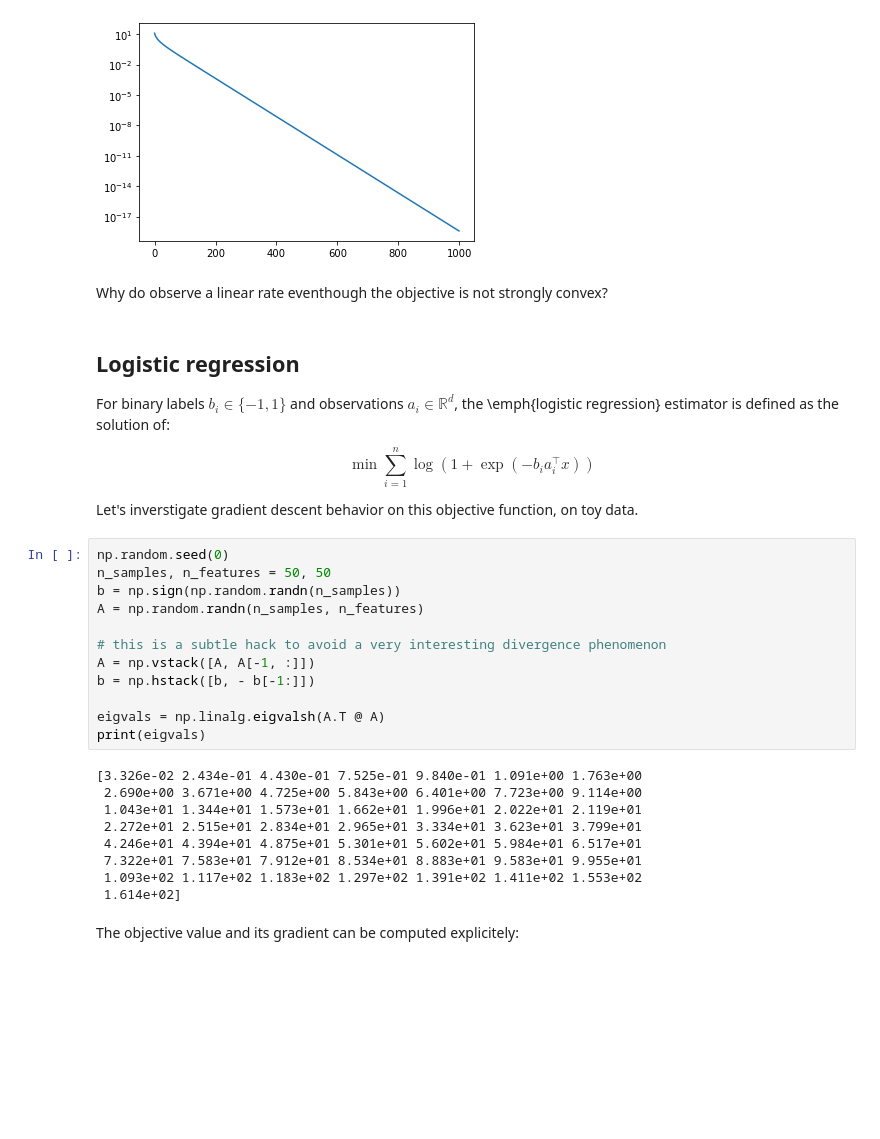
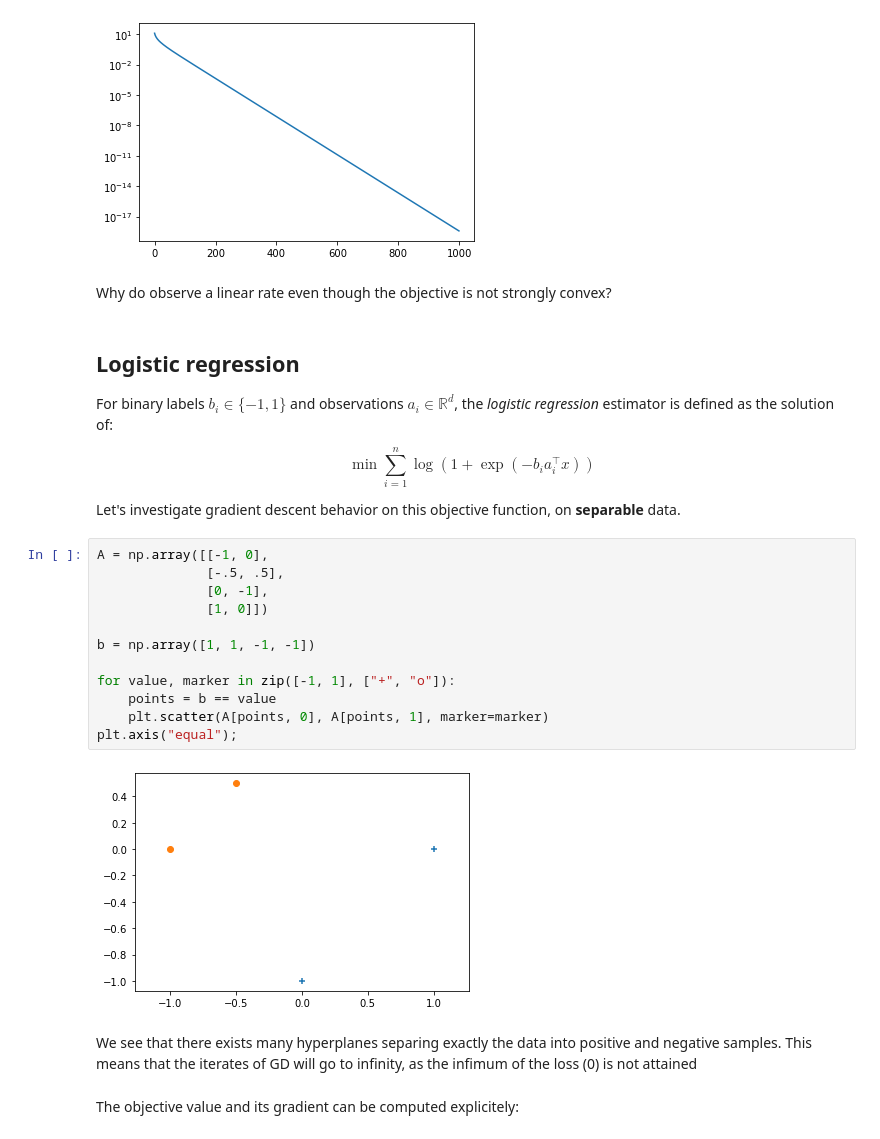
Before and after one commit to mathurinm/mathurinm.github.io, a Jupyter notebook: assets/2022_wust/Lecture2_generic_GD.ipynb, the cells around one changed output. Cells and saved outputs as stored; diff of their text form; blank space fills up the shorter version.

```diff
--- a/assets/2022_wust/Lecture2_generic_GD.ipynb
+++ b/assets/2022_wust/Lecture2_generic_GD.ipynb
@@ -32,36 +65,31 @@ plt.semilogy(objs)
 [<matplotlib.lines.Line2D at 0x...>]
 [figure]
 # %% [markdown]
-Why do observe a linear rate eventhough the objective is not strongly convex?
+Why do observe a linear rate even though the objective is not strongly convex?
 # %% [markdown]
 ## Logistic regression
 
-For binary labels $b_i \in \{-1, 1\}$ and observations $a_i \in \mathbb{R}^d$, the \emph{logistic regression} estimator is defined as the solution of:
+For binary labels $b_i \in \{-1, 1\}$ and observations $a_i \in \mathbb{R}^d$, the *logistic regression* estimator is defined as the solution of:
 
 $$ \min \sum_{i=1}^n \log (1 + \exp(- b_i a_i^\top x)) $$
 
-Let's inverstigate gradient descent behavior on this objective function, on toy data.
+Let's investigate gradient descent behavior on this objective function, on **separable** data.
-# %%
-np.random.seed(0)
-n_samples, n_features = 50, 50
-b = np.sign(np.random.randn(n_samples))
-A = np.random.randn(n_samples, n_features)
-
-# this is a subtle hack to avoid a very interesting divergence phenomenon
-A = np.vstack([A, A[-1, :]])
-b = np.hstack([b, - b[-1:]])
-
-eigvals = np.linalg.eigvalsh(A.T @ A)
-print(eigvals)
-# %% [output]
-[3.326e-02 2.434e-01 4.430e-01 7.525e-01 9.840e-01 1.091e+00 1.763e+00
- 2.690e+00 3.671e+00 4.725e+00 5.843e+00 6.401e+00 7.723e+00 9.114e+00
- 1.043e+01 1.344e+01 1.573e+01 1.662e+01 1.996e+01 2.022e+01 2.119e+01
- 2.272e+01 2.515e+01 2.834e+01 2.965e+01 3.334e+01 3.623e+01 3.799e+01
- 4.246e+01 4.394e+01 4.875e+01 5.301e+01 5.602e+01 5.984e+01 6.517e+01
- 7.322e+01 7.583e+01 7.912e+01 8.534e+01 8.883e+01 9.583e+01 9.955e+01
- 1.093e+02 1.117e+02 1.183e+02 1.297e+02 1.391e+02 1.411e+02 1.553e+02
- 1.614e+02]
+# %%
+A = np.array([[-1, 0],
+              [-.5, .5],
+              [0, -1],
+              [1, 0]])
+
+b = np.array([1, 1, -1, -1])
+
+for value, marker in zip([-1, 1], ["+", "o"]):
+    points = b == value
+    plt.scatter(A[points, 0], A[points, 1], marker=marker)
+plt.axis("equal");
+# %% [output]
+[figure, added]
+# %% [markdown]
+We see that there exists many hyperplanes separing exactly the data into positive and negative samples. This means that the iterates of GD will go to infinity, as the infimum of the loss (0) is not attained
 # %% [markdown]
 The objective value and its gradient can be computed explicitely:
 # %%
```
Also changed, not shown: parts of 25 cells of this notebook.
